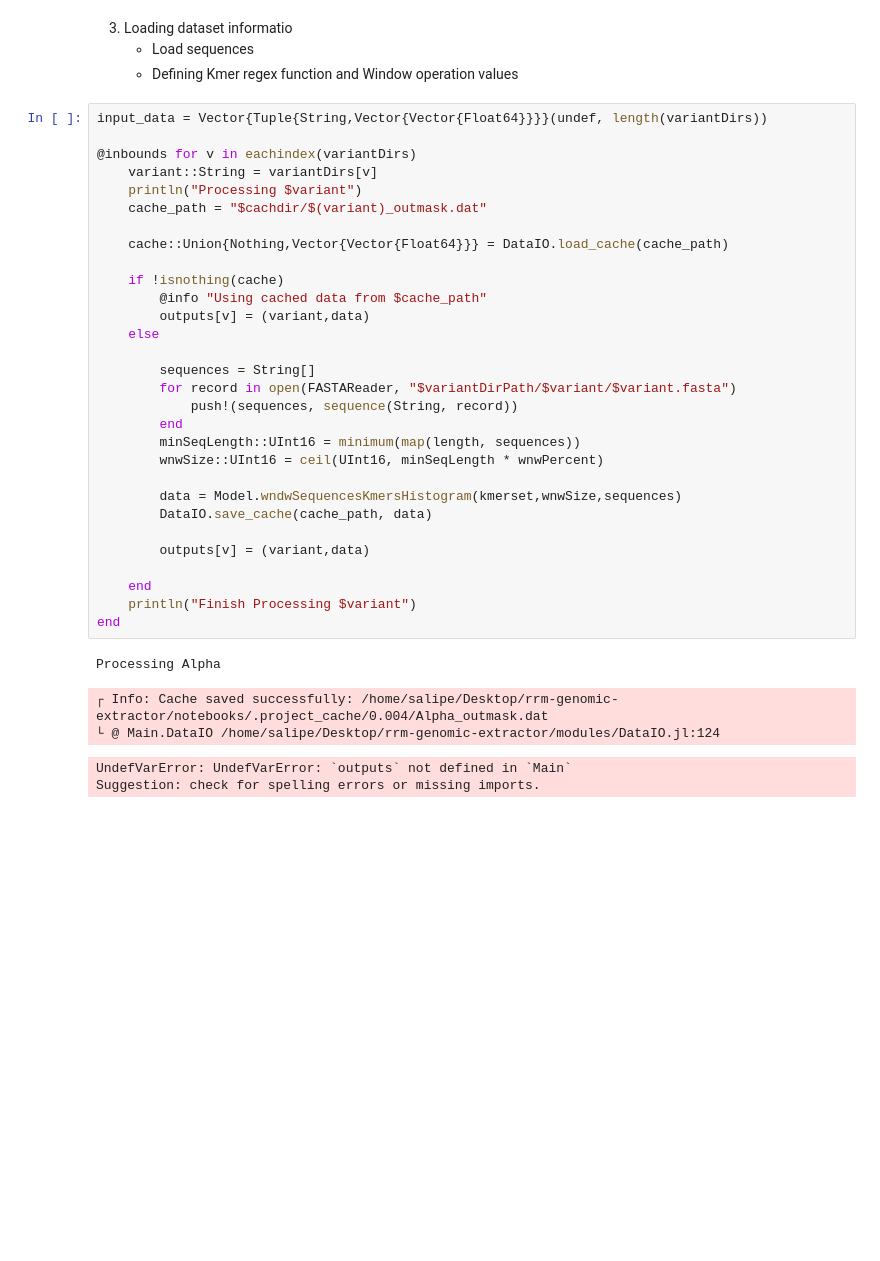
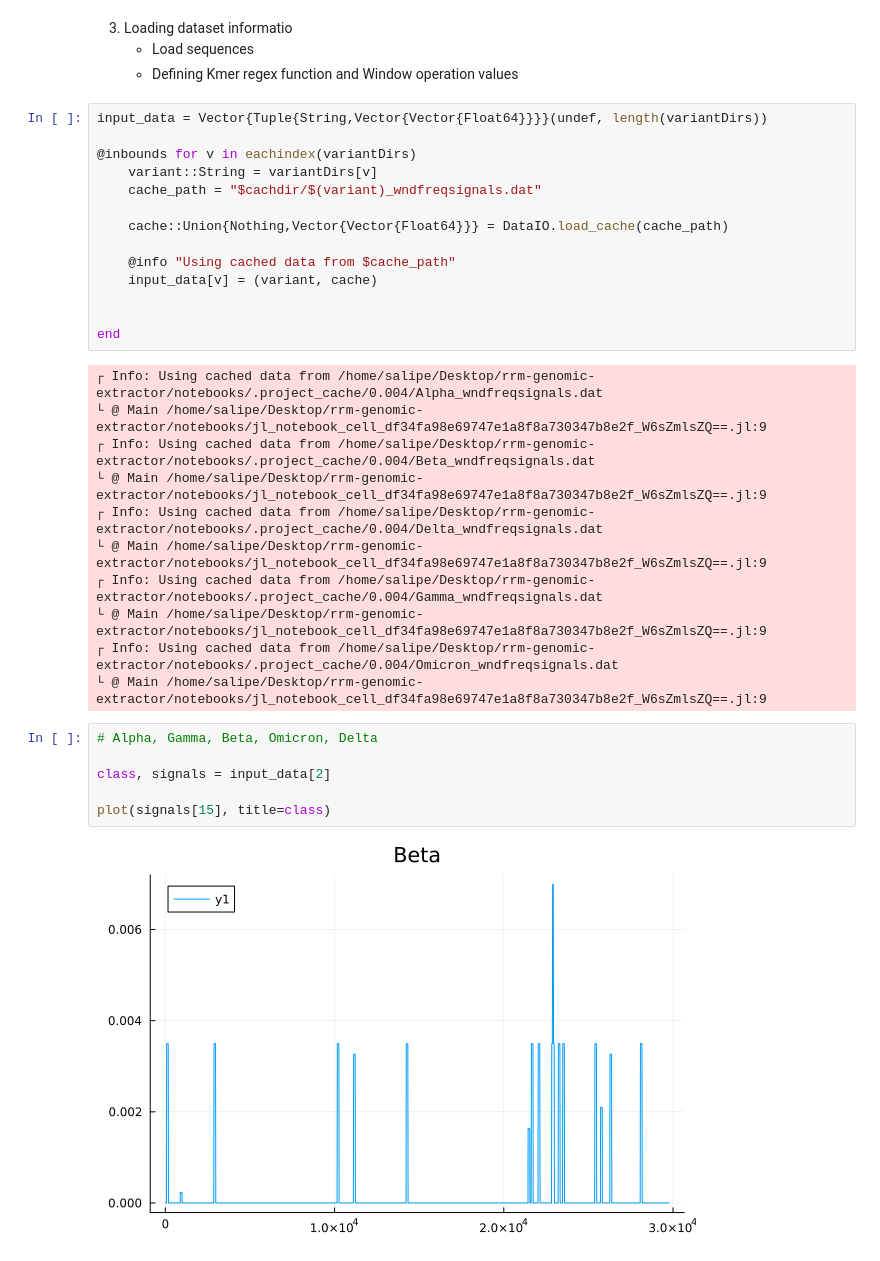
Before and after one commit to SALIPE/genomic-extractor, a Jupyter notebook: notebooks/wdwclassifier.ipynb, the cells around one changed output. Saved outputs shown, nothing was run; the diff lists cells and outputs as text; blank space fills up the shorter version.

Commit message:
testing windows histogram classification

```diff
--- a/notebooks/wdwclassifier.ipynb
+++ b/notebooks/wdwclassifier.ipynb
@@ -71,34 +71,31 @@ input_data = Vector{Tuple{String,Vector{Vector{Float64}}}}(undef, length(variant
 
 @inbounds for v in eachindex(variantDirs)
     variant::String = variantDirs[v]
-    println("Processing $variant")
-    cache_path = "$cachdir/$(variant)_outmask.dat"
+    cache_path = "$cachdir/$(variant)_wndfreqsignals.dat"
 
     cache::Union{Nothing,Vector{Vector{Float64}}} = DataIO.load_cache(cache_path)
 
-    if !isnothing(cache)
-        @info "Using cached data from $cache_path"
-        outputs[v] = (variant,data)
-    else
+    @info "Using cached data from $cache_path"
+    input_data[v] = (variant, cache)
 
-        sequences = String[]
-        for record in open(FASTAReader, "$variantDirPath/$variant/$variant.fasta")
-            push!(sequences, sequence(String, record))
-        end
-        minSeqLength::UInt16 = minimum(map(length, sequences))
-        wnwSize::UInt16 = ceil(UInt16, minSeqLength * wnwPercent)
 
-        data = Model.wndwSequencesKmersHistogram(kmerset,wnwSize,sequences)
-        DataIO.save_cache(cache_path, data)
-
-        outputs[v] = (variant,data)
-
-    end
-    println("Finish Processing $variant")
 end
 # %% [output]
-Processing Alpha
+┌ Info: Using cached data from /home/salipe/Desktop/rrm-genomic-extractor/notebooks/.project_cache/0.004/Alpha_wndfreqsignals.dat
+└ @ Main /home/salipe/Desktop/rrm-genomic-extractor/notebooks/jl_notebook_cell_df34fa98e69747e1a8f8a730347b8e2f_W6sZmlsZQ==.jl:9
+┌ Info: Using cached data from /home/salipe/Desktop/rrm-genomic-extractor/notebooks/.project_cache/0.004/Beta_wndfreqsignals.dat
+└ @ Main /home/salipe/Desktop/rrm-genomic-extractor/notebooks/jl_notebook_cell_df34fa98e69747e1a8f8a730347b8e2f_W6sZmlsZQ==.jl:9
+┌ Info: Using cached data from /home/salipe/Desktop/rrm-genomic-extractor/notebooks/.project_cache/0.004/Delta_wndfreqsignals.dat
+└ @ Main /home/salipe/Desktop/rrm-genomic-extractor/notebooks/jl_notebook_cell_df34fa98e69747e1a8f8a730347b8e2f_W6sZmlsZQ==.jl:9
+┌ Info: Using cached data from /home/salipe/Desktop/rrm-genomic-extractor/notebooks/.project_cache/0.004/Gamma_wndfreqsignals.dat
+└ @ Main /home/salipe/Desktop/rrm-genomic-extractor/notebooks/jl_notebook_cell_df34fa98e69747e1a8f8a730347b8e2f_W6sZmlsZQ==.jl:9
+┌ Info: Using cached data from /home/salipe/Desktop/rrm-genomic-extractor/notebooks/.project_cache/0.004/Omicron_wndfreqsignals.dat
+└ @ Main /home/salipe/Desktop/rrm-genomic-extractor/notebooks/jl_notebook_cell_df34fa98e69747e1a8f8a730347b8e2f_W6sZmlsZQ==.jl:9
-┌ Info: Cache saved successfully: /home/salipe/Desktop/rrm-genomic-extractor/notebooks/.project_cache/0.004/Alpha_outmask.dat
-└ @ Main.DataIO /home/salipe/Desktop/rrm-genomic-extractor/modules/DataIO.jl:124
-UndefVarError: UndefVarError: `outputs` not defined in `Main`
-Suggestion: check for spelling errors or missing imports.
+# %%
+# Alpha, Gamma, Beta, Omicron, Delta
+
+class, signals = input_data[2]
+
+plot(signals[15], title=class)
+# %% [output]
+[figure, added]
```
Also changed, not shown: parts of 9 cells of this notebook.
